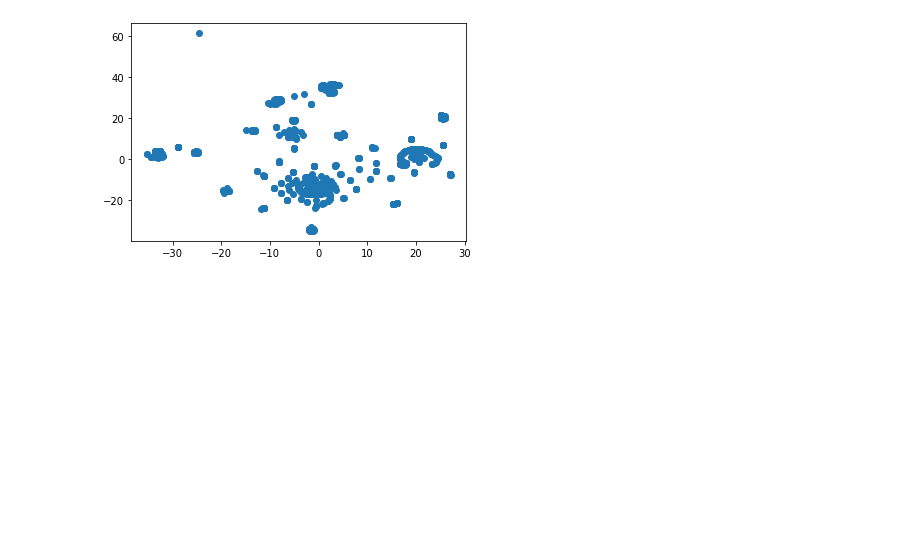
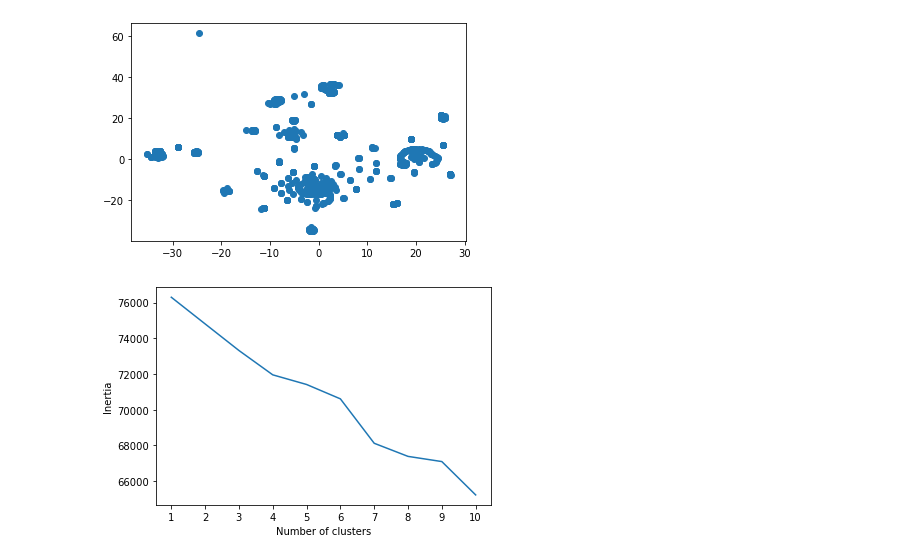
Before and after one commit to WAbate/Unsupervised-Machine-Learning-, a Jupyter notebook: Cryptocurrency_Clusters.ipynb, the cells around one changed output. Saved outputs shown, nothing was run; the diff lists cells and outputs as text; code cells hidden in the pictures; blank space fills up the shorter version.

```diff
--- a/Cryptocurrency_Clusters.ipynb
+++ b/Cryptocurrency_Clusters.ipynb
@@ -240,19 +240,21 @@ plt.show()
 # %%
 # Finding the best value for k
 inertia = []
 k = list(range(1, 11))
 
 # Calculating the inertia for the range of k values from 1-10
 for i in k:
     km = KMeans(n_clusters=i, random_state=42)
-    km.fit(transformed_crypto_pca)
+    km.fit(pca_data_df)
     inertia.append(km.inertia_)
 
 # Creating the Elbow Curve
 elbow_data = {"k": k, "inertia": inertia}
 df_elbow = pd.DataFrame(elbow_data)
 plt.plot(df_elbow['k'], df_elbow['inertia'])
 plt.xticks(range(1,11))
 plt.xlabel('Number of clusters')
 plt.ylabel('Inertia')
 plt.show()
+# %% [output]
+[figure, added]
```
Also changed, not shown: parts of 2 cells of this notebook.
